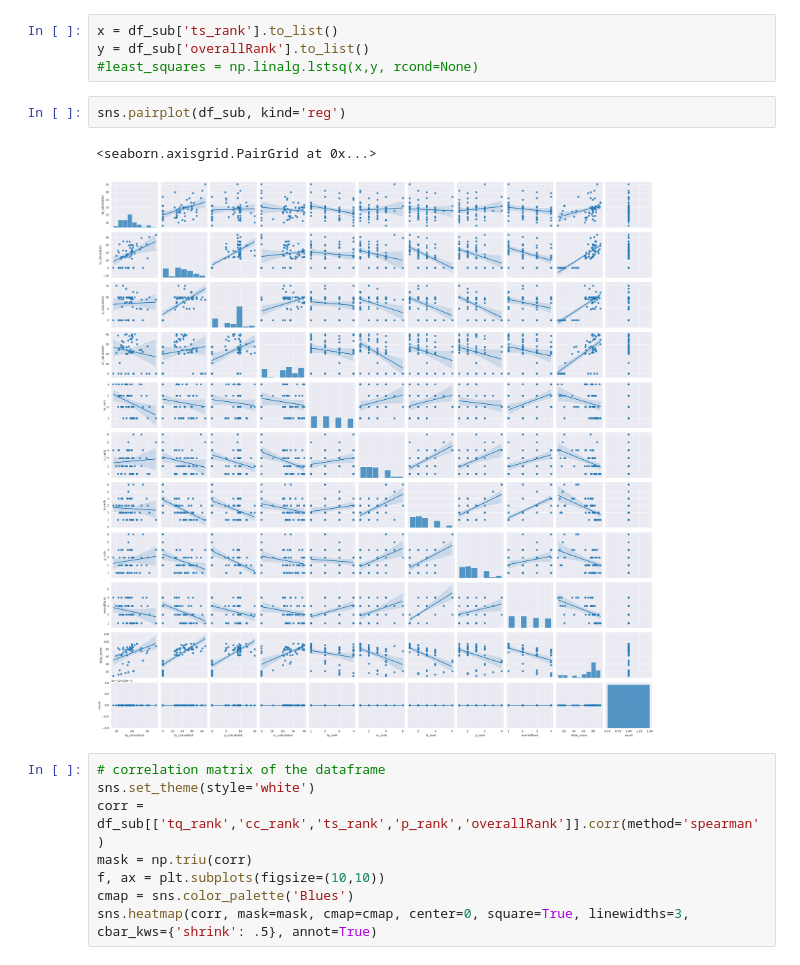
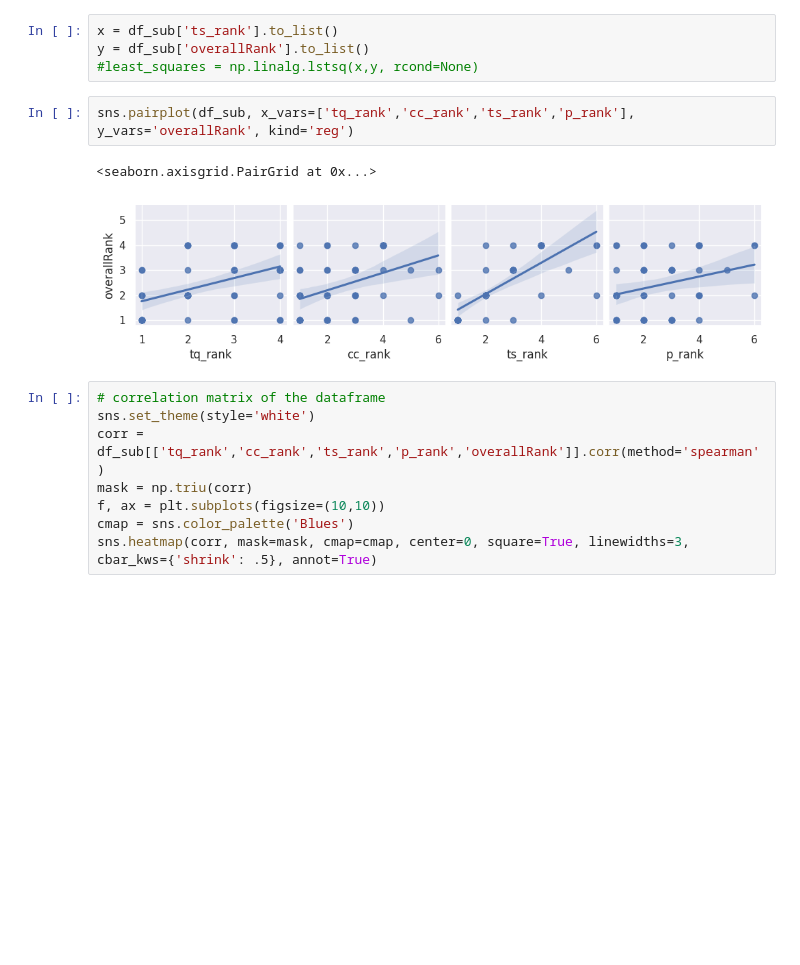
Before and after one commit to bdolor/sec-prediction, a Jupyter notebook: swu.ipynb, the cells around one changed output. Saved outputs shown, nothing was run; the diff lists cells and outputs as text; blank space fills up the shorter version.

```diff
--- a/swu.ipynb
+++ b/swu.ipynb
@@ -426,10 +425,10 @@ x = df_sub['ts_rank'].to_list()
 y = df_sub['overallRank'].to_list()
 #least_squares = np.linalg.lstsq(x,y, rcond=None)
 # %%
-sns.pairplot(df_sub, kind='reg')
+sns.pairplot(df_sub, x_vars=['tq_rank','cc_rank','ts_rank','p_rank'], y_vars='overallRank', kind='reg')
 # %% [output]
 <seaborn.axisgrid.PairGrid at 0x...>
-[figure, old version]
+[figure, new version]
 # %%
 # correlation matrix of the dataframe
 sns.set_theme(style='white')
```
Also changed, not shown: parts of 16 cells of this notebook.
